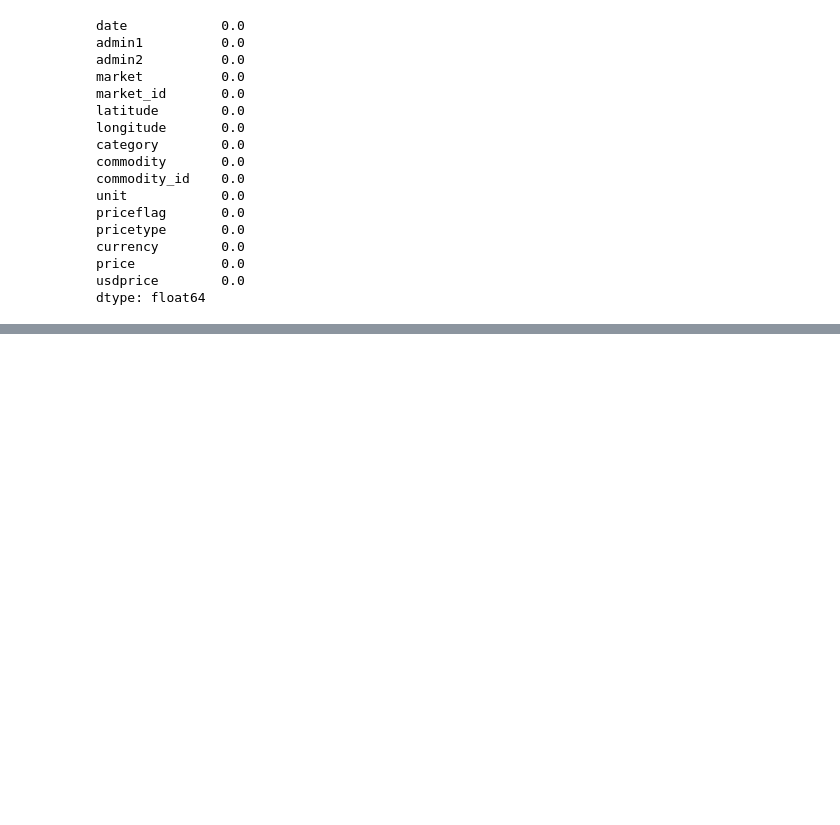
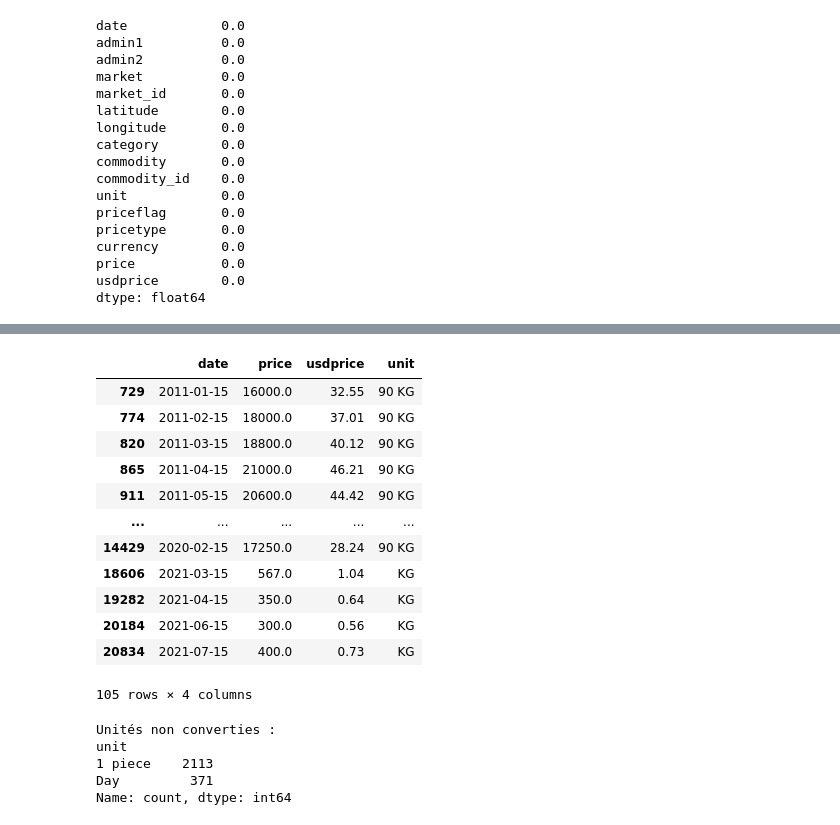
Before and after one commit to VirlenceDongmo/vivres237, a Jupyter notebook: notebooks/01_collecte_donnees.ipynb, the cells around one changed output, grey strips where cells are left out. Saved outputs shown, nothing was run; the diff lists cells and outputs as text; code cells hidden in the pictures; blank space fills up the shorter version.

```diff
--- a/notebooks/01_collecte_donnees.ipynb
+++ b/notebooks/01_collecte_donnees.ipynb
@@ -103,0 +313,57 @@ dtype: float64
+# %%
+# Ces prix sont-ils cohérents avec les prix du même produit, même marché, à d'autres dates proches ?
+
+# Exemple : maïs blanc à Mada, comparé aux dates autour de 2017-05-15
+mada_maize = df[(df['market'] == 'Mada') & (df['commodity'] == 'Maize (white)')].sort_values('date')
+mada_maize[['date', 'price', 'usdprice', 'unit']]
+# %% [output]
+|  | date | price | usdprice | unit |
+| 729 | 2011-01-15 | 16000.0 | 32.55 | 90 KG |
+| 774 | 2011-02-15 | 18000.0 | 37.01 | 90 KG |
+| 820 | 2011-03-15 | 18800.0 | 40.12 | 90 KG |
+| 865 | 2011-04-15 | 21000.0 | 46.21 | 90 KG |
+| 911 | 2011-05-15 | 20600.0 | 44.42 | 90 KG |
+| ... | ... | ... | ... | ... |
+| 14429 | 2020-02-15 | 17250.0 | 28.24 | 90 KG |
+| 18606 | 2021-03-15 | 567.0 | 1.04 | KG |
+| 19282 | 2021-04-15 | 350.0 | 0.64 | KG |
+| 20184 | 2021-06-15 | 300.0 | 0.56 | KG |
+| 20834 | 2021-07-15 | 400.0 | 0.73 | KG |
+105 rows × 4 columns
+# %%
+# Normaliser les prix par unité
+
+# Créons une colonne price_per_kg (ou price_per_liter/price_per_unit selon le cas) qui ramène tout à une base comparable :
+
+def extraire_multiplicateur(unite):
+    """Retourne (quantité, unité_de_base) à partir d'une chaîne comme '90 KG', 'L', '400 G'."""
+    unite = unite.strip()
+    match = re.match(r'^(\d+)\s*(KG|G|L)$', unite)
+    if match:
+        qte, base = match.groups()
+        qte = float(qte)
+        if base == 'G':
+            qte = qte / 1000  # conversion en kg
+            base = 'KG'
+        return qte, base
+    elif unite == 'KG':
+        return 1.0, 'KG'
+    elif unite == 'L':
+        return 1.0, 'L'
+    else:
+        return None, unite  # unités non-poids/volume : "1 piece", "Day"
+
+df[['quantite', 'unite_base']] = df['unit'].apply(lambda u: pd.Series(extraire_multiplicateur(u)))
+
+# Prix normalisé (par kg ou par litre selon le produit)
+df['price_per_unit'] = df['price'] / df['quantite']
+
+# Vérifier les unités qu'on n'a pas su convertir
+print("Unités non converties :")
+print(df[df['quantite'].isna()]['unit'].value_counts())
+# %% [output]
+Unités non converties :
+unit
+1 piece    2113
+Day         371
+Name: count, dtype: int64
```
Also changed, not shown: parts of 19 cells of this notebook.
